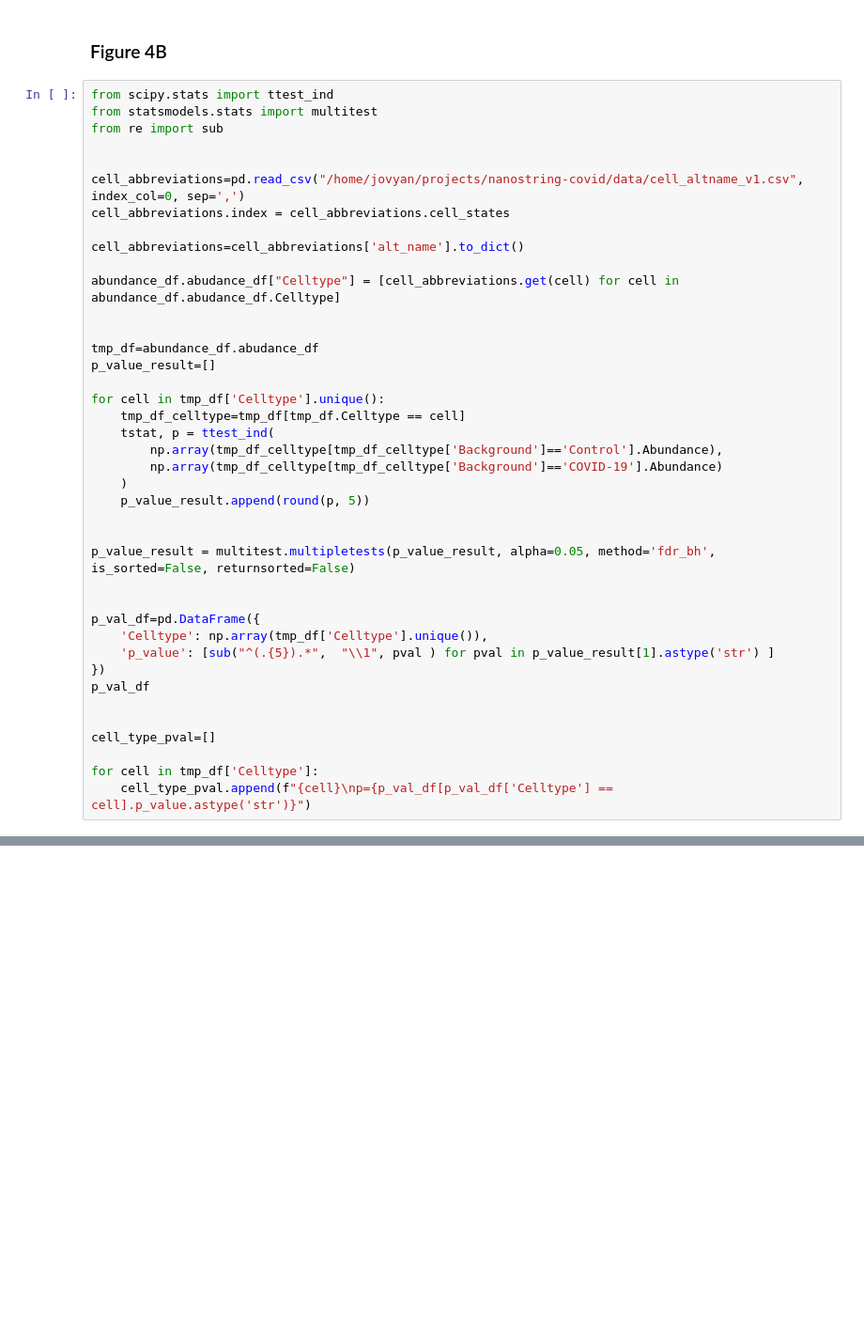
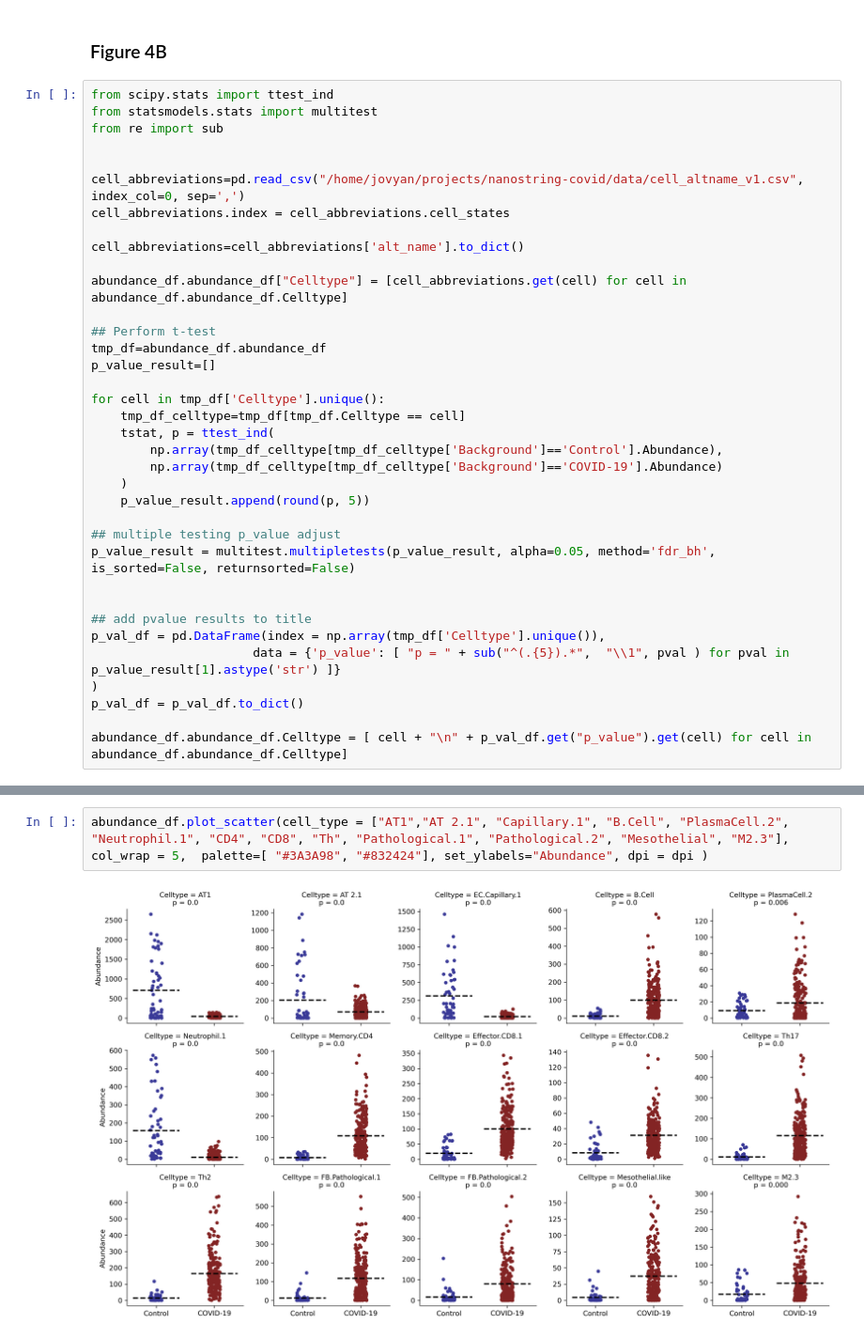
Before and after one commit to thjimmylee/UKCIC-COVID19-paper-figures, a Jupyter notebook: spatial_1/notebooks/Figure4.ipynb, the cells around one changed output, grey strips where cells are left out. Shown at 94% size. Drawn from its saved outputs; the diff is of its cells as text; blank space fills up the shorter version.

```diff
--- a/spatial_1/notebooks/Figure4.ipynb
+++ b/spatial_1/notebooks/Figure4.ipynb
@@ -100,10 +101,10 @@ cell_abbreviations.index = cell_abbreviations.cell_states
 
 cell_abbreviations=cell_abbreviations['alt_name'].to_dict()
 
-abundance_df.abudance_df["Celltype"] = [cell_abbreviations.get(cell) for cell in abundance_df.abudance_df.Celltype]
+abundance_df.abundance_df["Celltype"] = [cell_abbreviations.get(cell) for cell in abundance_df.abundance_df.Celltype]
 
-
-tmp_df=abundance_df.abudance_df
+## Perform t-test
+tmp_df=abundance_df.abundance_df
 p_value_result=[]
 
 for cell in tmp_df['Celltype'].unique():
@@ -114,18 +115,14 @@ for cell in tmp_df['Celltype'].unique():
     )
     p_value_result.append(round(p, 5))
 
-
+## multiple testing p_value adjust
 p_value_result = multitest.multipletests(p_value_result, alpha=0.05, method='fdr_bh', is_sorted=False, returnsorted=False)
 
 
-p_val_df=pd.DataFrame({
-    'Celltype': np.array(tmp_df['Celltype'].unique()),
-    'p_value': [sub("^(.{5}).*",  "\\1", pval ) for pval in p_value_result[1].astype('str') ]
-})
-p_val_df
+## add pvalue results to title
+p_val_df = pd.DataFrame(index = np.array(tmp_df['Celltype'].unique()),
+                      data = {'p_value': [ "p = " + sub("^(.{5}).*",  "\\1", pval ) for pval in p_value_result[1].astype('str') ]}
+)
+p_val_df = p_val_df.to_dict()
 
-
-cell_type_pval=[]
-
-for cell in tmp_df['Celltype']:
-    cell_type_pval.append(f"{cell}\np={p_val_df[p_val_df['Celltype'] == cell].p_value.astype('str')}")
+abundance_df.abundance_df.Celltype = [ cell + "\n" + p_val_df.get("p_value").get(cell) for cell in abundance_df.abundance_df.Celltype]
@@ -137,0 +133,4 @@ abundance_df_stat.plot_scatter(col_wrap=8)
+# %%
+abundance_df.plot_scatter(cell_type = ["AT1","AT 2.1", "Capillary.1", "B.Cell", "PlasmaCell.2", "Neutrophil.1", "CD4", "CD8", "Th", "Pathological.1", "Pathological.2", "Mesothelial", "M2.3"], col_wrap = 5,  palette=[ "#3A3A98", "#832424"], set_ylabels="Abundance", dpi = dpi )
+# %% [output]
+[figure, added]
```
Also changed, not shown: parts of 4 cells of this notebook, 3 other files.
